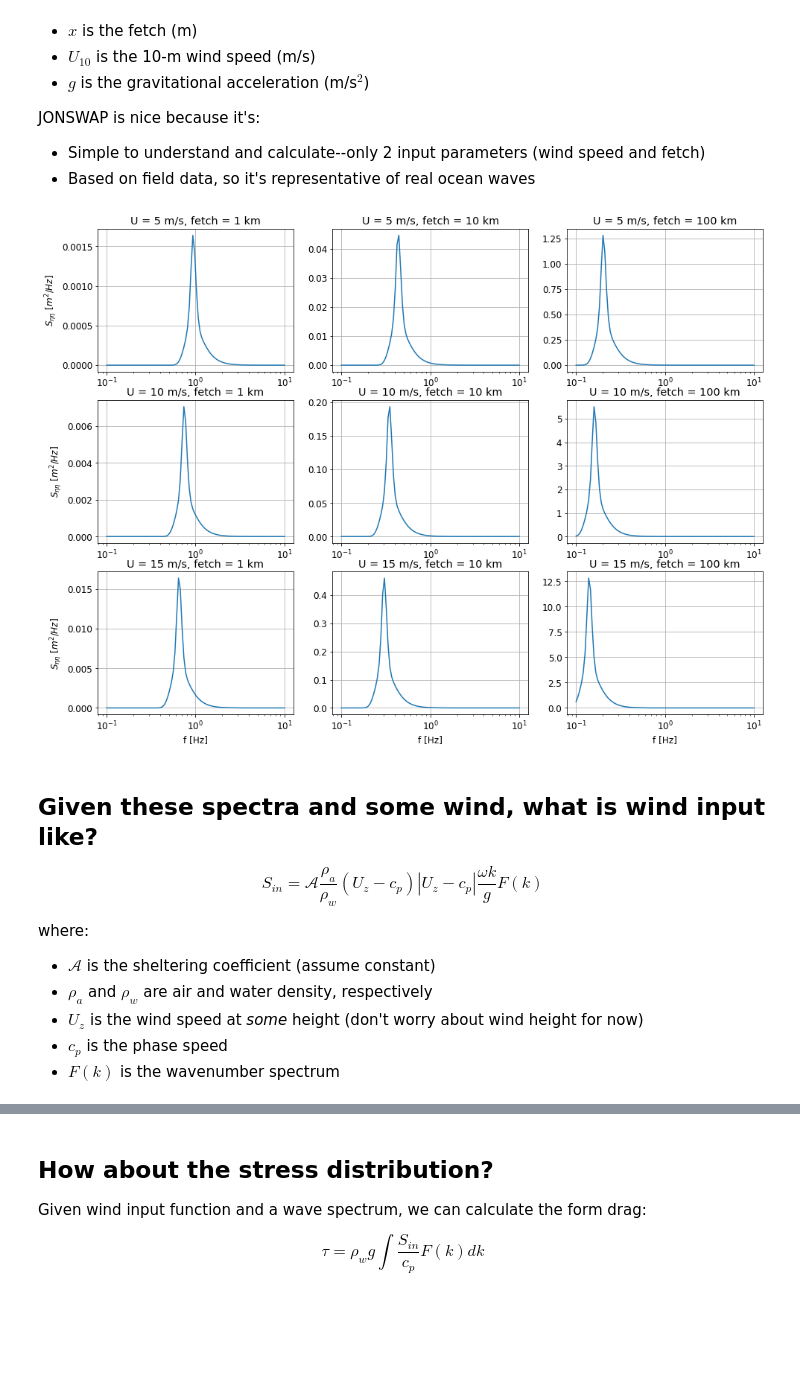
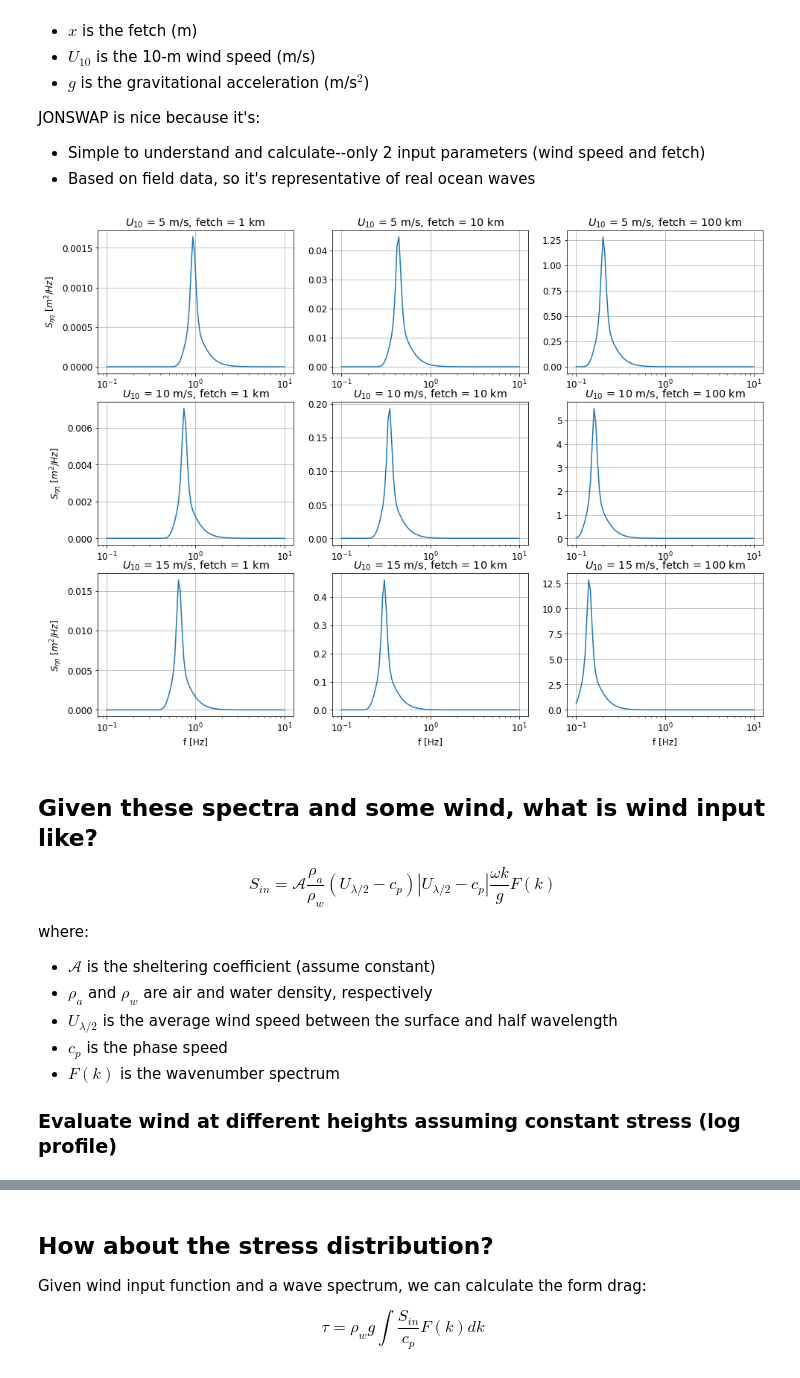
Before and after one commit to sustain-lab/stress-current-interactions, a Jupyter notebook: jonswap.ipynb, the cells around one changed output, grey strips where cells are left out. Cells and saved outputs as stored; diff of their text form; code cells hidden in the pictures; blank space fills up the shorter version.

```diff
--- a/jonswap.ipynb
+++ b/jonswap.ipynb
@@ -75,28 +80,30 @@ JONSWAP is nice because it's:
 * Based on field data, so it's representative of real ocean waves
 # %%
 fig = plt.figure(figsize=(16, 12))
-for n, wspd in enumerate([5, 10, 15]):
+for n, U10 in enumerate([5, 10, 15]):
     for m, fetch in enumerate([1e3, 1e4, 1e5]):
         ax = plt.subplot2grid((3, 3), (n, m))
-        ax.set_title('U = %i m/s' % wspd + ', fetch = %i km' % (fetch // 1000))
-        ax.semilogx(f, jonswap(f, wspd, fetch))
+        ax.set_title(r'$U_{10}$ = %i m/s' % U10 + ', fetch = %i km' % (fetch // 1000))
+        ax.semilogx(f, jonswap(f, U10, fetch))
         #ax.set_ylim(1e-5, 1e2)
         ax.grid()
         if n == 2: ax.set_xlabel('f [Hz]')
         if m == 0: ax.set_ylabel(r'$S_{\eta\eta}$ [$m^2/Hz$]')
 # %% [output]
-[figure, old version]
+[figure, new version]
 # %% [markdown]
 ## Given these spectra and some wind, what is wind input like?
 
 $$
-S_{in} = \mathcal{A} \dfrac{\rho_a}{\rho_w} \left( U_z - c_p \right) \left| U_z - c_p \right| \dfrac{\omega k}{g} F\left(k\right)
+S_{in} = \mathcal{A} \dfrac{\rho_a}{\rho_w} \left( U_{\lambda/2} - c_p \right) \left| U_{\lambda/2} - c_p \right| \dfrac{\omega k}{g} F\left(k\right)
 $$
 
 where:
 
 * $\mathcal{A}$ is the sheltering coefficient (assume constant)
 * $\rho_a$ and $\rho_w$ are air and water density, respectively
-* $U_z$ is the wind speed at _some_ height (don't worry about wind height for now)
+* $U_{\lambda/2}$ is the average wind speed between the surface and half wavelength
 * $c_p$ is the phase speed
 * $F(k)$ is the wavenumber spectrum
+
+### Evaluate wind at different heights assuming constant stress (log profile)
```
Also changed, not shown: parts of 14 cells of this notebook.
